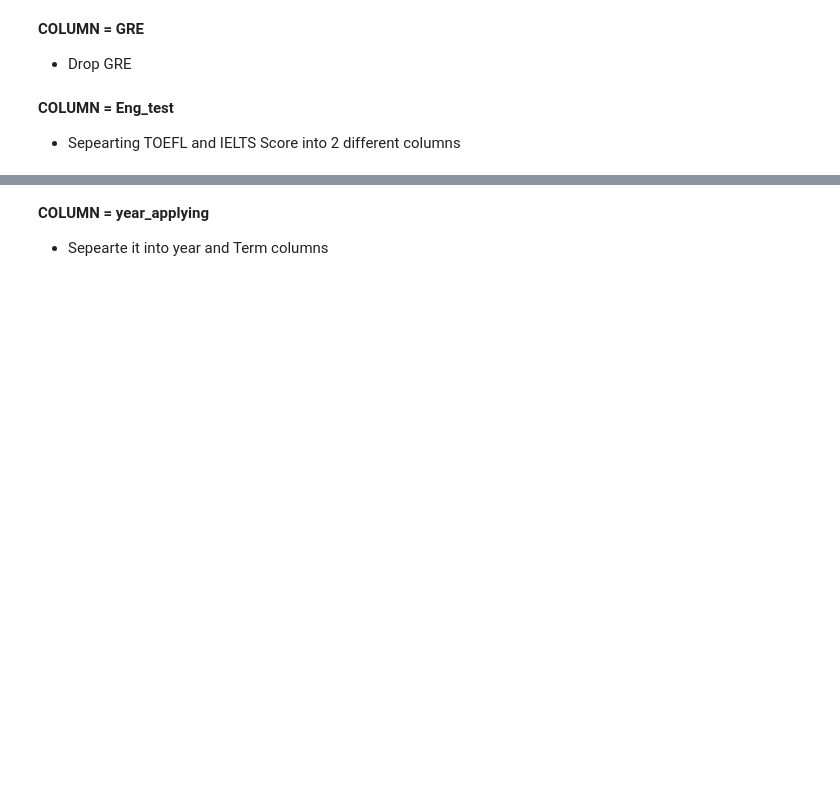
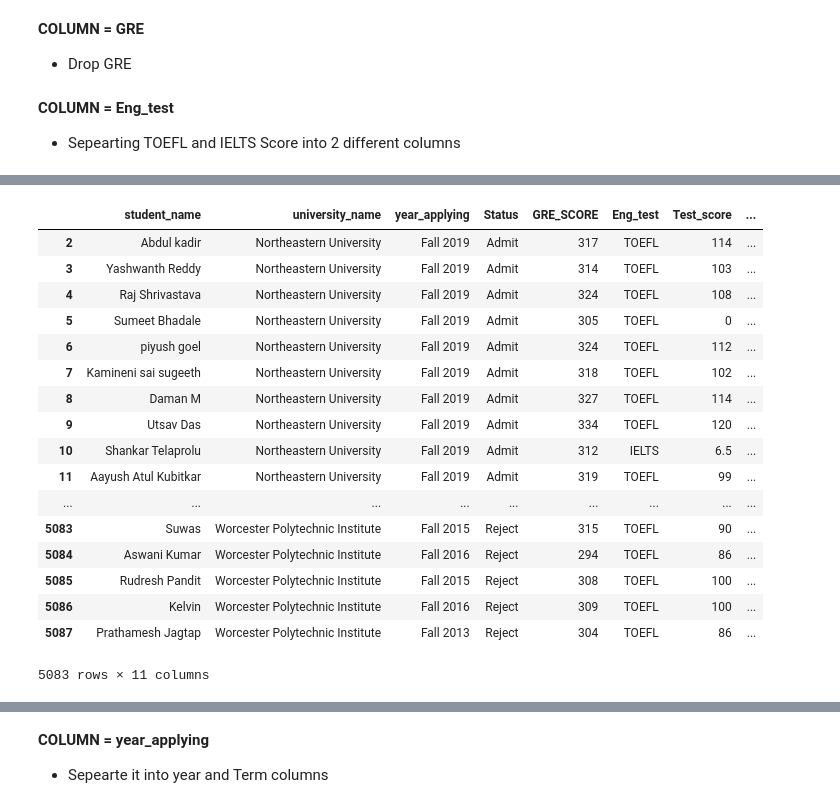
Before and after one commit to naveenjamimag/Machine-Learning-Model-for-Graduate-Admission, a Jupyter notebook: data_preprocessing_and_FE/PreProcessing and FE.ipynb, the cells around one changed output, grey strips where cells are left out. Saved outputs shown, nothing was run; the diff lists cells and outputs as text; code cells hidden in the pictures; blank space fills up the shorter version.

```diff
--- a/data_preprocessing_and_FE/PreProcessing and FE.ipynb
+++ b/data_preprocessing_and_FE/PreProcessing and FE.ipynb
@@ -516,0 +595,15 @@ Yocket_data_all_college.drop(columns = ['Undergraduation'],inplace = True)
+# %%
+Yocket_data_all_college[Yocket_data_all_college['university_name'].str.contains('Fall')]
+Yocket_data_all_college.loc[Yocket_data_all_college["university_name"].str.contains('Fall'),'university_name'] = Yocket_data_all_college.loc[Yocket_data_all_college["university_name"].str.contains('Fall'),'student_name']
+Yocket_data_all_college = Yocket_data_all_college[Yocket_data_all_college['university_name']!='0']
+#Yocket_data_all_college[(Yocket_data_all_college['university_name']=='0')]
+# %%
+Yocket_data_all_college["university_name"] = [x.replace(' Computer Science','') for x in Yocket_data_all_college["university_name"]]
+Yocket_data_all_college["university_name"] = [x.replace(' Indiana','Indiana') for x in Yocket_data_all_college["university_name"]]
+Yocket_data_all_college["university_name"] = [x.replace(' Northeastern','Northeastern') for x in Yocket_data_all_college["university_name"]]
+Yocket_data_all_college["university_name"] = [x.replace(' New York','New York') for x in Yocket_data_all_college["university_name"]]
+Yocket_data_all_college["university_name"] = [x.replace(' Illinois','Illinois') for x in Yocket_data_all_college["university_name"]]
+Yocket_data_all_college["university_name"] = [x.replace(' Georgia Institute of Technology','Georgia Institute of Technology') for x in Yocket_data_all_college["university_name"]]
+Yocket_data_all_college["university_name"] = [x.replace('State University ofNew York at Stony Brook','State University of New York at Stony Brook') for x in Yocket_data_all_college["university_name"]]
+Yocket_data_all_college["university_name"] = [x.replace(' University of California, Irvine','University of California, Irvine') for x in Yocket_data_all_college["university_name"]]
+#Yocket_data_all_college["university_name"] = [x.replace(' ','') for x in Yocket_data_all_college["university_name"]]
@@ -535,2 +637,0 @@ Name: Eng_test, dtype: int64
-# %%
-Yocket_data_all_college = Yocket_data_all_college[(Yocket_data_all_college['Eng_test'] == 'TOEFL')| (Yocket_data_all_college['Eng_test'] == 'IELTS')]
@@ -563,4 +644,26 @@ Yocket_data_all_college['Test_score_toefl'] = Yocket_data_all_college['Eng_test'
 # %%
 Yocket_data_all_college['Test_score_toefl'] =Yocket_data_all_college[Yocket_data_all_college['Test_score_toefl']]['Test_score']
 # %%
-Yocket_data_all_college=Yocket_data_all_college.fillna(0)
+Yocket_data_all_college['Test_score_ielts']=Yocket_data_all_college['Test_score_ielts'].fillna(0)
+Yocket_data_all_college['Test_score_toefl']=Yocket_data_all_college['Test_score_toefl'].fillna(0)
+# %%
+Yocket_data_all_college
+# %% [output]
+|  | student_name | university_name | year_applying | Status | GRE_SCORE | Eng_test | Test_score | ... |
+| 2 | Abdul kadir | Northeastern University | Fall 2019 | Admit | 317 | TOEFL | 114 | ... |
+| 3 | Yashwanth Reddy | Northeastern University | Fall 2019 | Admit | 314 | TOEFL | 103 | ... |
+| 4 | Raj Shrivastava | Northeastern University | Fall 2019 | Admit | 324 | TOEFL | 108 | ... |
+| 5 | Sumeet Bhadale | Northeastern University | Fall 2019 | Admit | 305 | TOEFL | 0 | ... |
+| 6 | piyush goel | Northeastern University | Fall 2019 | Admit | 324 | TOEFL | 112 | ... |
+| 7 | Kamineni sai sugeeth | Northeastern University | Fall 2019 | Admit | 318 | TOEFL | 102 | ... |
+| 8 | Daman M | Northeastern University | Fall 2019 | Admit | 327 | TOEFL | 114 | ... |
+| 9 | Utsav Das | Northeastern University | Fall 2019 | Admit | 334 | TOEFL | 120 | ... |
+| 10 | Shankar Telaprolu | Northeastern University | Fall 2019 | Admit | 312 | IELTS | 6.5 | ... |
+| 11 | Aayush Atul Kubitkar | Northeastern University | Fall 2019 | Admit | 319 | TOEFL | 99 | ... |
+| ... | ... | ... | ... | ... | ... | ... | ... | ... |
+| 5083 | Suwas | Worcester Polytechnic Institute | Fall 2015 | Reject | 315 | TOEFL | 90 | ... |
+| 5084 | Aswani Kumar | Worcester Polytechnic Institute | Fall 2016 | Reject | 294 | TOEFL | 86 | ... |
+| 5085 | Rudresh Pandit | Worcester Polytechnic Institute | Fall 2015 | Reject | 308 | TOEFL | 100 | ... |
+| 5086 | Kelvin | Worcester Polytechnic Institute | Fall 2016 | Reject | 309 | TOEFL | 100 | ... |
+| 5087 | Prathamesh Jagtap | Worcester Polytechnic Institute | Fall 2013 | Reject | 304 | TOEFL | 86 | ... |
+5083 rows × 11 columns
```
Also changed, not shown: parts of 115 cells of this notebook.
